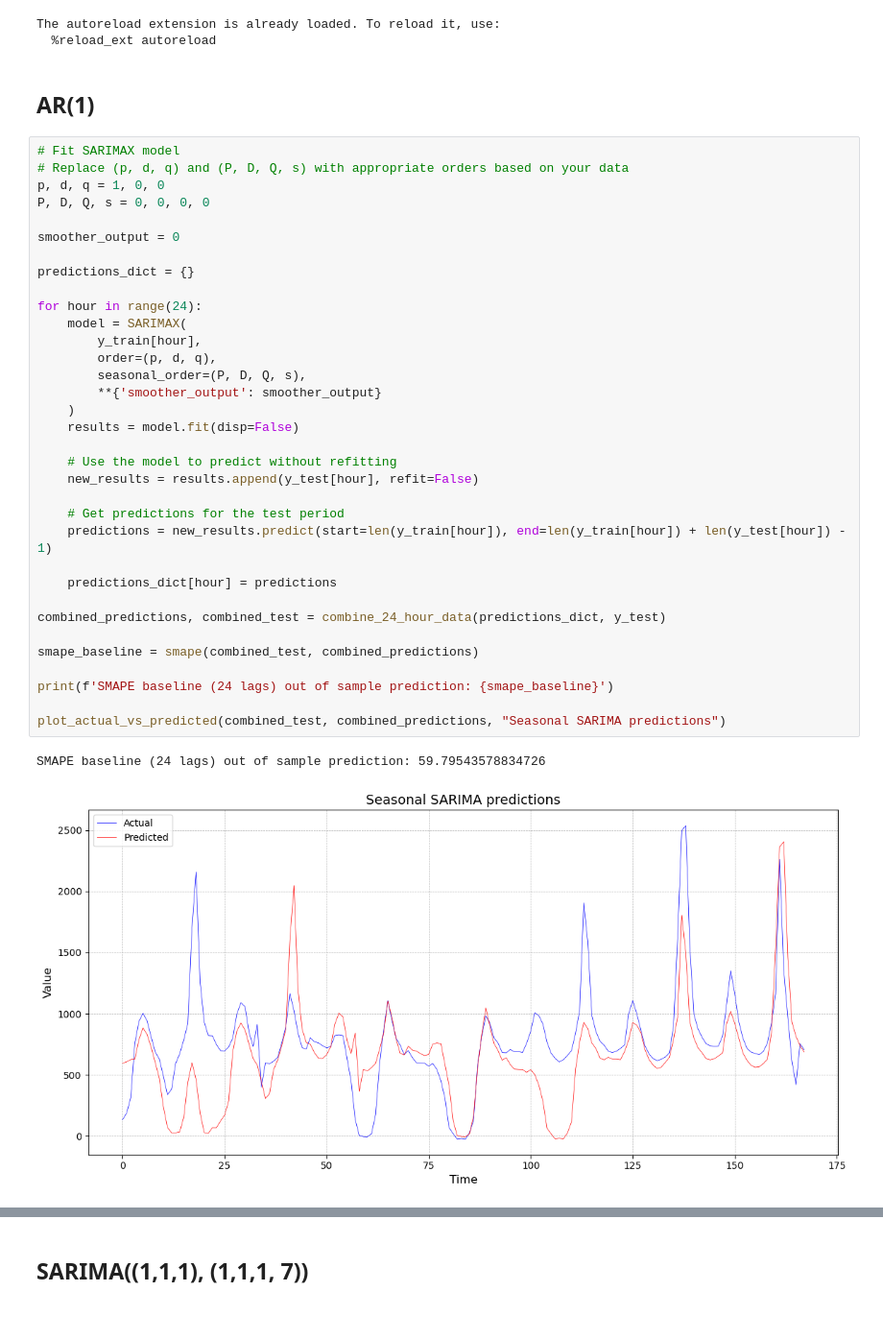
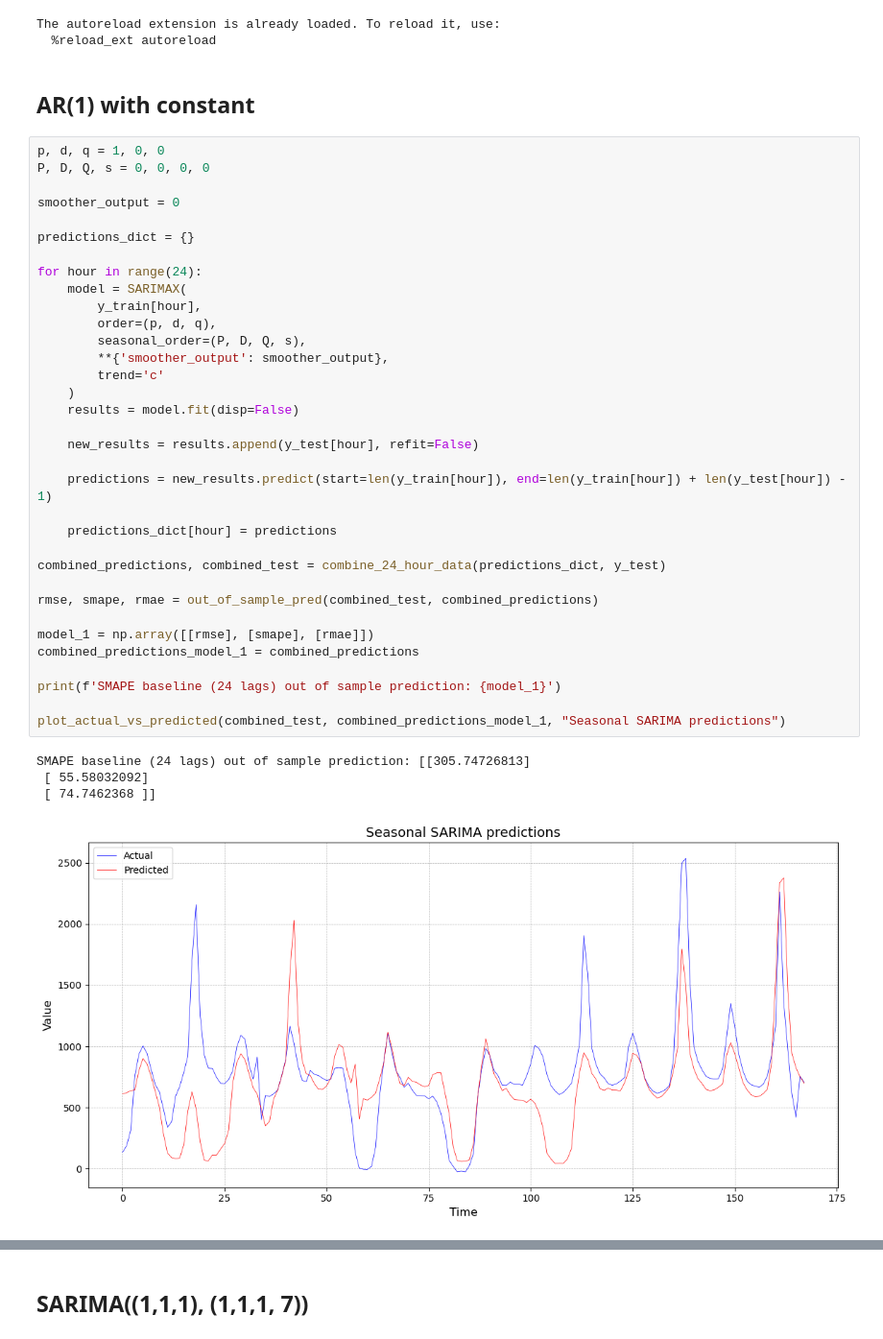
Before and after one commit to peterravn/Seminar-Adv-Finance, a Jupyter notebook: 5. SARIMAX Test.ipynb, the cells around one changed output, grey strips where cells are left out. Shown at 96% size. Cells and saved outputs as stored; diff of their text form.

```diff
--- a/5. SARIMAX Test.ipynb
+++ b/5. SARIMAX Test.ipynb
@@ -37,41 +37,43 @@ for hour in range(24):
 The autoreload extension is already loaded. To reload it, use:
   %reload_ext autoreload
 # %% [markdown]
-## AR(1)
+## AR(1) with constant
 # %%
-# Fit SARIMAX model
-# Replace (p, d, q) and (P, D, Q, s) with appropriate orders based on your data
 p, d, q = 1, 0, 0
 P, D, Q, s = 0, 0, 0, 0
 
 smoother_output = 0
 
 predictions_dict = {}
 
 for hour in range(24):
     model = SARIMAX(
         y_train[hour],
         order=(p, d, q),
         seasonal_order=(P, D, Q, s),
-        **{'smoother_output': smoother_output}
+        **{'smoother_output': smoother_output},
+        trend='c'
     )
     results = model.fit(disp=False)
 
-    # Use the model to predict without refitting
     new_results = results.append(y_test[hour], refit=False)
 
-    # Get predictions for the test period
     predictions = new_results.predict(start=len(y_train[hour]), end=len(y_train[hour]) + len(y_test[hour]) - 1)
 
     predictions_dict[hour] = predictions
 
 combined_predictions, combined_test = combine_24_hour_data(predictions_dict, y_test)
 
-smape_baseline = smape(combined_test, combined_predictions)
+rmse, smape, rmae = out_of_sample_pred(combined_test, combined_predictions)
 
-print(f'SMAPE baseline (24 lags) out of sample prediction: {smape_baseline}')
+model_1 = np.array([[rmse], [smape], [rmae]])
+combined_predictions_model_1 = combined_predictions
 
-plot_actual_vs_predicted(combined_test, combined_predictions, "Seasonal SARIMA predictions")
+print(f'SMAPE baseline (24 lags) out of sample prediction: {model_1}')
+
+plot_actual_vs_predicted(combined_test, combined_predictions_model_1, "Seasonal SARIMA predictions")
 # %% [output]
-SMAPE baseline (24 lags) out of sample prediction: 59.79543578834726
+SMAPE baseline (24 lags) out of sample prediction: [[305.74726813]
+ [ 55.58032092]
+ [ 74.7462368 ]]
-[figure, old version]
+[figure, new version]
```
Also changed, not shown: parts of 20 cells of this notebook, 2 other files.
